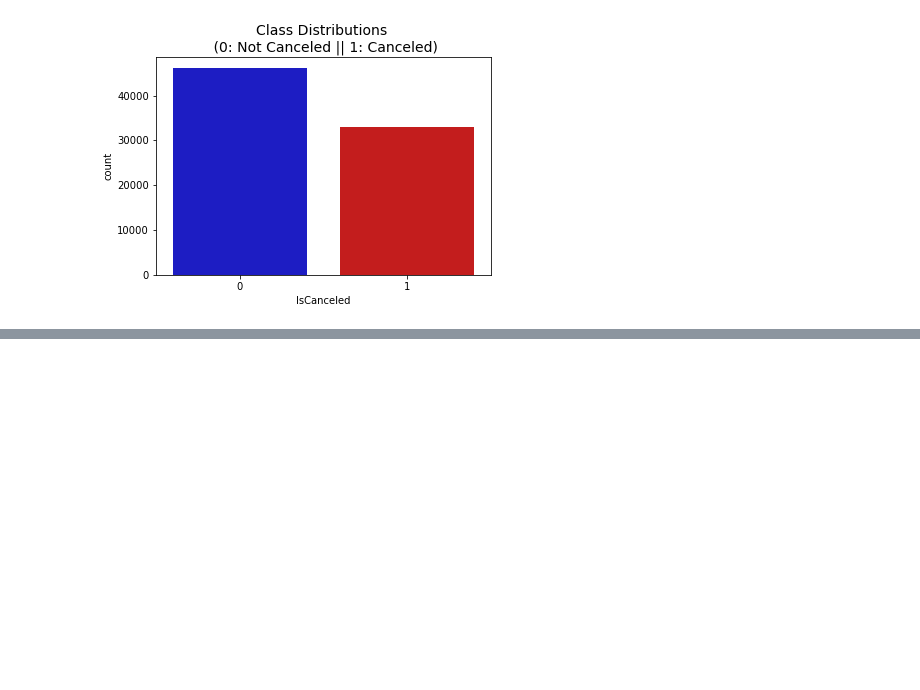
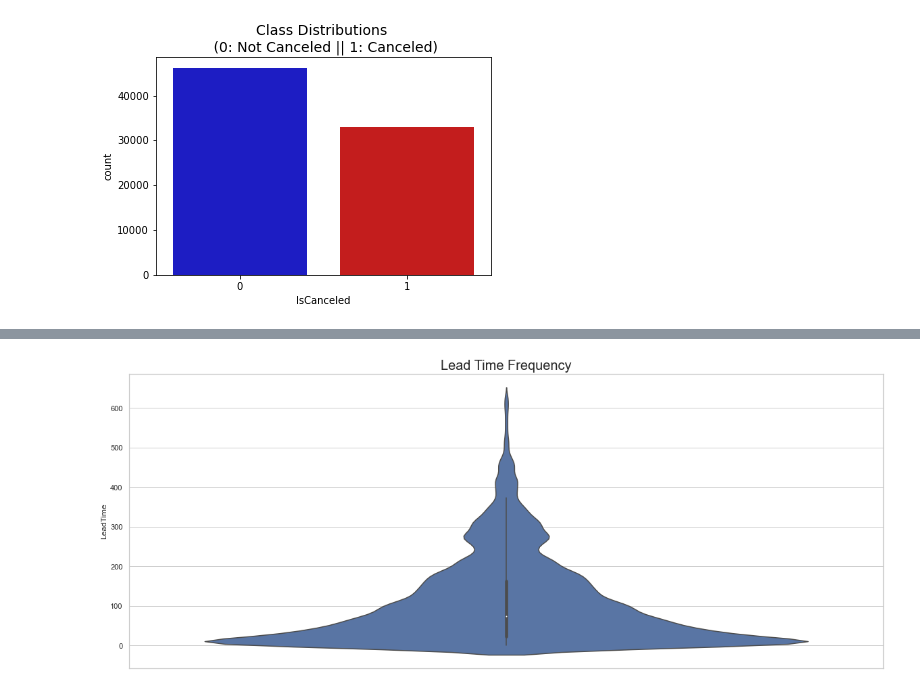
Before and after one commit to fredericojpr/BC2_Predict_Cancellations, a Jupyter notebook: scripts/BC2_Notebook_Frederico.ipynb, the cells around one changed output, grey strips where cells are left out. Saved outputs shown, nothing was run; the diff lists cells and outputs as text; code cells hidden in the pictures; blank space fills up the shorter version.

```diff
--- a/scripts/BC2_Notebook_Frederico.ipynb
+++ b/scripts/BC2_Notebook_Frederico.ipynb
@@ -49,0 +64,7 @@ Text(0.5, 1.0, 'Class Distributions \n (0: Not Canceled || 1: Canceled)')
+# %%
+sns.set(style = 'whitegrid')
+sns.violinplot(y=data["LeadTime"])
+plt.title('Lead Time Frequency', fontsize = 20)
+plt.show()
+# %% [output]
+[figure, added]
```
Also changed, not shown: parts of 2 cells of this notebook.
